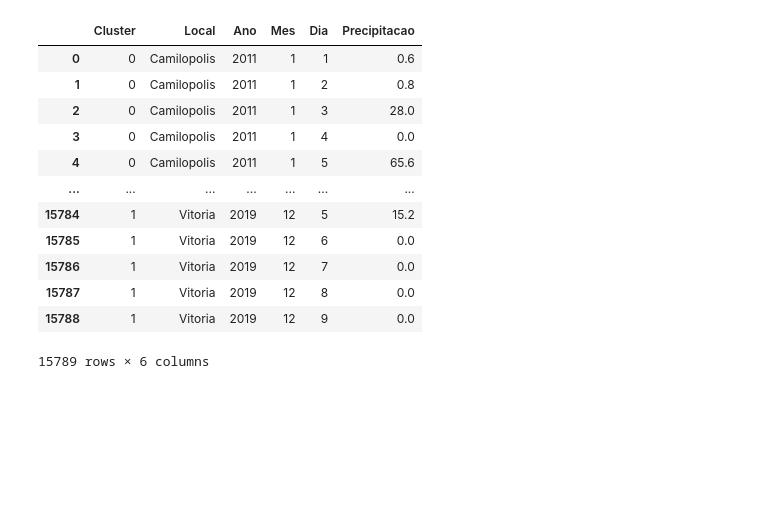
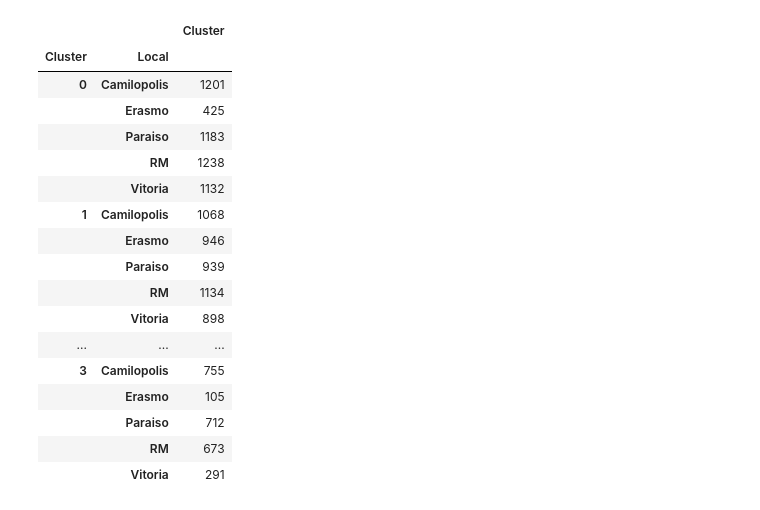
Before and after one commit to alagamentos/floodprediction, a Jupyter notebook: src/Notebooks/3_Cluster/0.0_Clustering.ipynb, the cells around one changed output. Drawn from its saved outputs; the diff is of its cells as text; code cells hidden in the pictures; blank space fills up the shorter version.

Commit message:
Continue with cluster analysis

```diff
--- a/src/Notebooks/3_Cluster/0.0_Clustering.ipynb
+++ b/src/Notebooks/3_Cluster/0.0_Clustering.ipynb
@@ -191,4 +218,2 @@ df_aux['Local'] = df_aux['Local'].rank(method='dense', ascending=False).astype(i
 # %%
 sc = MinMaxScaler(feature_range=(0,1))
-# %%
-df_aux = sc.fit_transform(df_aux[['Mes', 'Local', 'Precipitacao']])
@@ -204,0 +220,3 @@ array([[0. , 1. , 0. ],
+# %%
+df_norm = sc.fit_transform(df_cluster[['Precipitacao', 'UmidadeRelativa', 'RadiacaoSolar']])
+df_norm
@@ -205,6 +231,4 @@ array([[0. , 1. , 0. ],
 # %%
-cluster = KMeans(n_clusters=3, random_state=42).fit(df_aux)
+cluster = KMeans(n_clusters=4, random_state=42).fit(df_norm)
-# %%
-df_cluster = df_aux_bkp.copy()
 # %%
 df_cluster['Cluster'] = cluster.labels_
@@ -211,17 +250,22 @@ df_cluster['Cluster'] = cluster.labels_
 # %%
-df_cluster.groupby(['Cluster', 'Local', 'Ano', 'Mes', 'Dia']).sum().reset_index()
+df_cluster.groupby(['Cluster', 'Local'])[['Cluster']].count()
 # %% [output]
-|  | Cluster | Local | Ano | Mes | Dia | Precipitacao |
-| 0 | 0 | Camilopolis | 2011 | 1 | 1 | 0.6 |
-| 1 | 0 | Camilopolis | 2011 | 1 | 2 | 0.8 |
-| 2 | 0 | Camilopolis | 2011 | 1 | 3 | 28.0 |
-| 3 | 0 | Camilopolis | 2011 | 1 | 4 | 0.0 |
-| 4 | 0 | Camilopolis | 2011 | 1 | 5 | 65.6 |
-| ... | ... | ... | ... | ... | ... | ... |
-| 15784 | 1 | Vitoria | 2019 | 12 | 5 | 15.2 |
-| 15785 | 1 | Vitoria | 2019 | 12 | 6 | 0.0 |
-| 15786 | 1 | Vitoria | 2019 | 12 | 7 | 0.0 |
-| 15787 | 1 | Vitoria | 2019 | 12 | 8 | 0.0 |
-| 15788 | 1 | Vitoria | 2019 | 12 | 9 | 0.0 |
+|  |  | Cluster |
+| Cluster | Local |  |
+| 0 | Camilopolis | 1201 |
+|  | Erasmo | 425 |
+|  | Paraiso | 1183 |
+|  | RM | 1238 |
+|  | Vitoria | 1132 |
+| 1 | Camilopolis | 1068 |
+|  | Erasmo | 946 |
+|  | Paraiso | 939 |
+|  | RM | 1134 |
+|  | Vitoria | 898 |
+| ... | ... | ... |
+| 3 | Camilopolis | 755 |
+|  | Erasmo | 105 |
+|  | Paraiso | 712 |
+|  | RM | 673 |
+|  | Vitoria | 291 |
-15789 rows × 6 columns
 # %%
```
Also changed, not shown: parts of 32 cells of this notebook, 1 other file.
